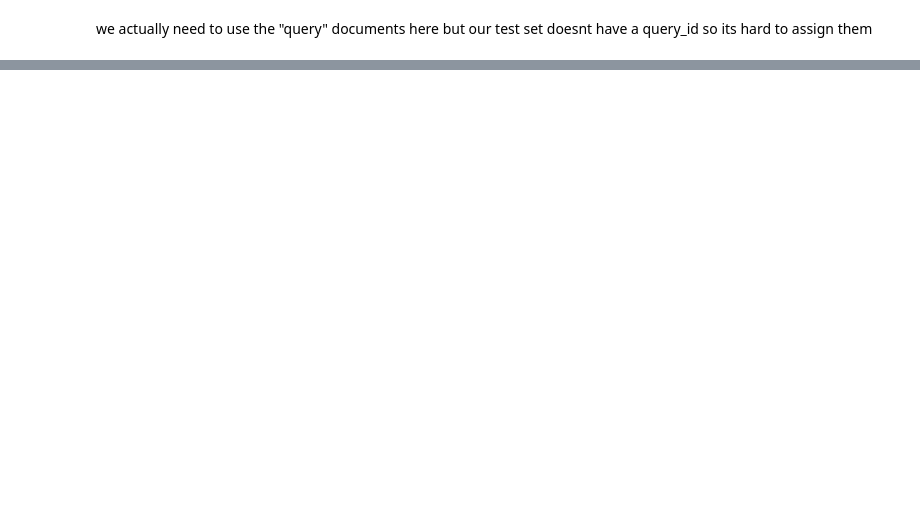
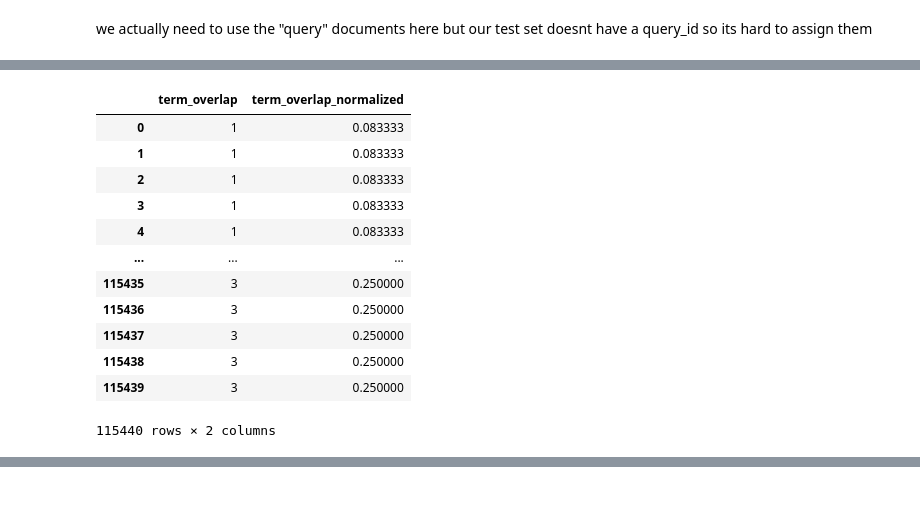
Before and after one commit to Flokolosko/WS_24_EDDS_GROUP2, a Jupyter notebook: ExtinsicEvaluationTry.ipynb, the cells around one changed output, grey strips where cells are left out. Cells and saved outputs as stored; diff of their text form; code cells hidden in the pictures; blank space fills up the shorter version.

```diff
--- a/ExtinsicEvaluationTry.ipynb
+++ b/ExtinsicEvaluationTry.ipynb
@@ -588,0 +638,23 @@ test_predicted["query_id"] = test_predicted.apply(assign_query_id, axis=1, queri
+# %%
+from sklearn.preprocessing import MinMaxScaler
+
+# Normalize the term_overlap column
+scaler = MinMaxScaler()
+test_predicted["term_overlap_normalized"] = scaler.fit_transform(test_predicted[["term_overlap"]])
+
+# Preview the normalized feature
+test_predicted[["term_overlap", "term_overlap_normalized"]]
+# %% [output]
+|  | term_overlap | term_overlap_normalized |
+| 0 | 1 | 0.083333 |
+| 1 | 1 | 0.083333 |
+| 2 | 1 | 0.083333 |
+| 3 | 1 | 0.083333 |
+| 4 | 1 | 0.083333 |
+| ... | ... | ... |
+| 115435 | 3 | 0.250000 |
+| 115436 | 3 | 0.250000 |
+| 115437 | 3 | 0.250000 |
+| 115438 | 3 | 0.250000 |
+| 115439 | 3 | 0.250000 |
+115440 rows × 2 columns
```
Also changed, not shown: parts of 18 cells of this notebook, 1 other file.
